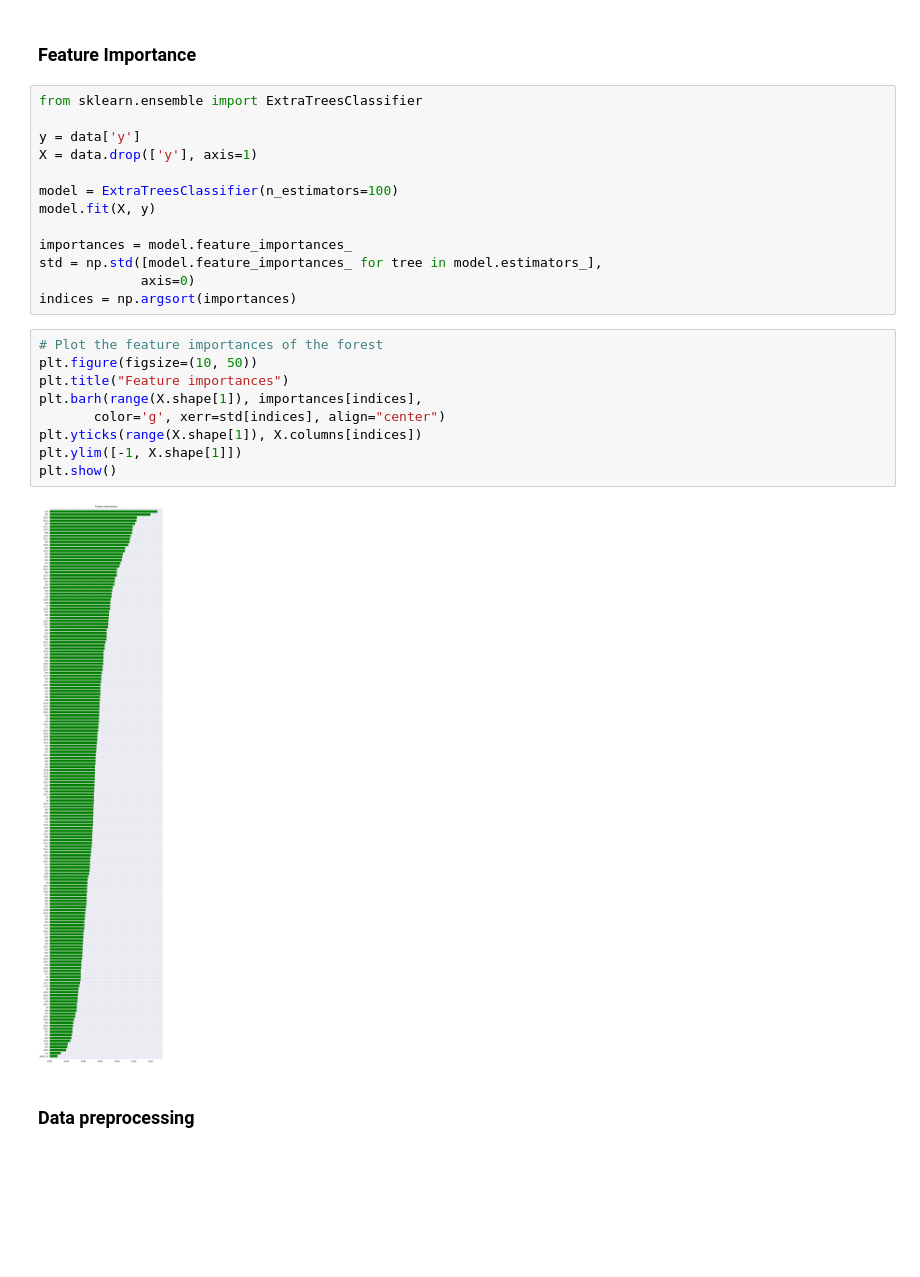
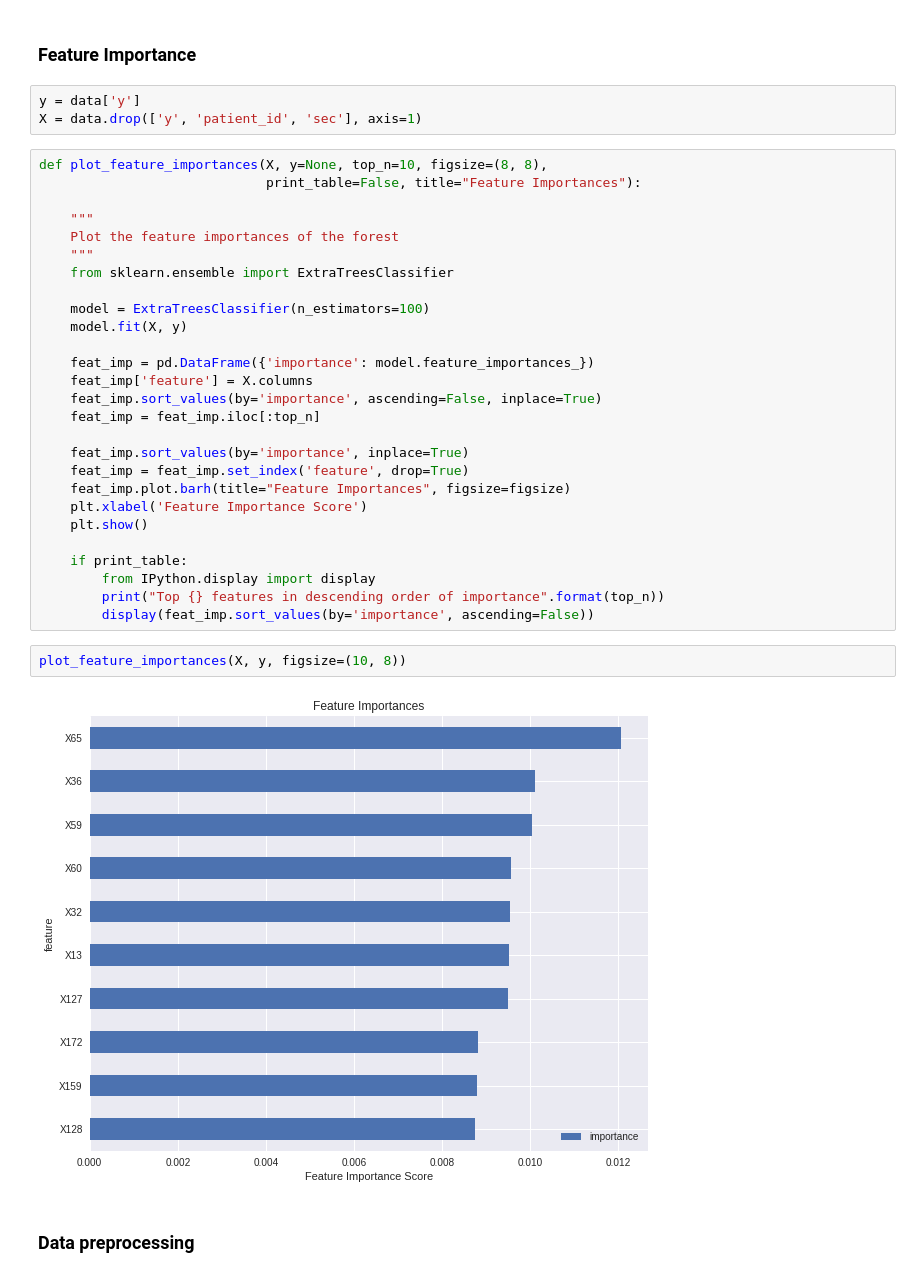
Before and after one commit to Thurs88/Epileptic-Seizure-Recognition, a Jupyter notebook: notebooks/EDA.ipynb, the cells around one changed output. Drawn from its saved outputs; the diff is of its cells as text; blank space fills up the shorter version.

```diff
--- a/notebooks/EDA.ipynb
+++ b/notebooks/EDA.ipynb
@@ -362,30 +290,40 @@ plt.title("Correlation of Variables with y");
 There is no significant correlation with the target.
 # %% [markdown]
 ### Feature Importance
-# %%
-from sklearn.ensemble import ExtraTreesClassifier
-
-y = data['y']
-X = data.drop(['y'], axis=1)
-
-model = ExtraTreesClassifier(n_estimators=100)
-model.fit(X, y)
-
-importances = model.feature_importances_
-std = np.std([model.feature_importances_ for tree in model.estimators_],
-             axis=0)
-indices = np.argsort(importances)
-# %%
-# Plot the feature importances of the forest
-plt.figure(figsize=(10, 50))
-plt.title("Feature importances")
-plt.barh(range(X.shape[1]), importances[indices],
-       color='g', xerr=std[indices], align="center")
-plt.yticks(range(X.shape[1]), X.columns[indices])
-plt.ylim([-1, X.shape[1]])
-plt.show()
-# %% [output]
-[figure, removed]
+# %%
+y = data['y']
+X = data.drop(['y', 'patient_id', 'sec'], axis=1)
+# %%
+def plot_feature_importances(X, y=None, top_n=10, figsize=(8, 8),
+                             print_table=False, title="Feature Importances"):
+
+    """
+    Plot the feature importances of the forest
+    """
+    from sklearn.ensemble import ExtraTreesClassifier
+
+    model = ExtraTreesClassifier(n_estimators=100)
+    model.fit(X, y)
+
+    feat_imp = pd.DataFrame({'importance': model.feature_importances_})
+    feat_imp['feature'] = X.columns
+    feat_imp.sort_values(by='importance', ascending=False, inplace=True)
+    feat_imp = feat_imp.iloc[:top_n]
+
+    feat_imp.sort_values(by='importance', inplace=True)
+    feat_imp = feat_imp.set_index('feature', drop=True)
+    feat_imp.plot.barh(title="Feature Importances", figsize=figsize)
+    plt.xlabel('Feature Importance Score')
+    plt.show()
+
+    if print_table:
+        from IPython.display import display
+        print("Top {} features in descending order of importance".format(top_n))
+        display(feat_imp.sort_values(by='importance', ascending=False))
+# %%
+plot_feature_importances(X, y, figsize=(10, 8))
+# %% [output]
+[figure, added]
 # %% [markdown]
 ### Data preprocessing
 # %% [markdown]
```
Also changed, not shown: parts of 20 cells of this notebook.
